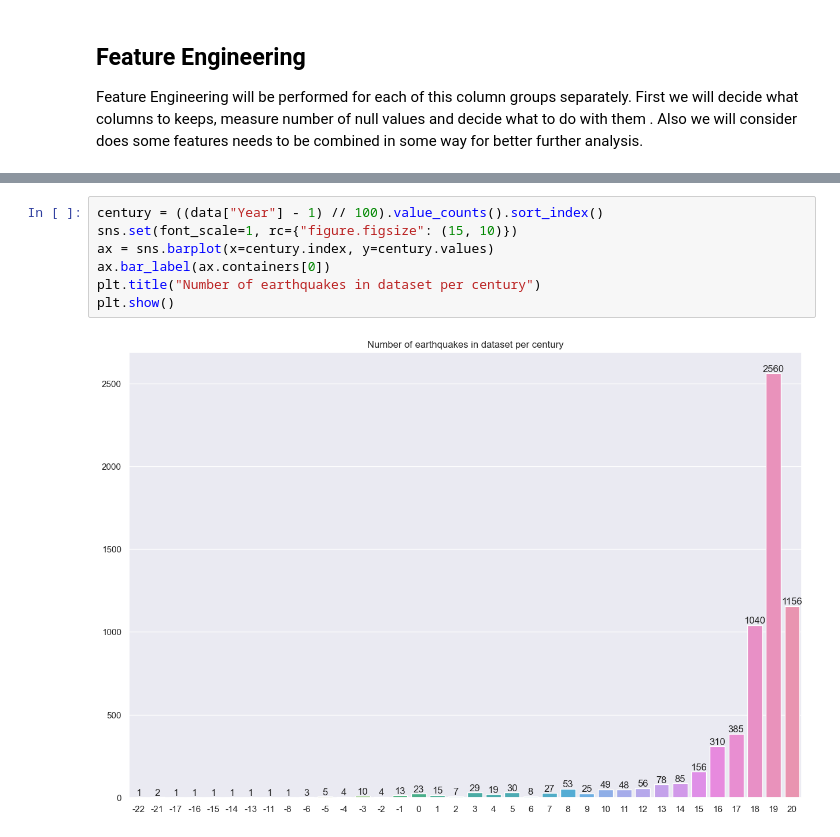
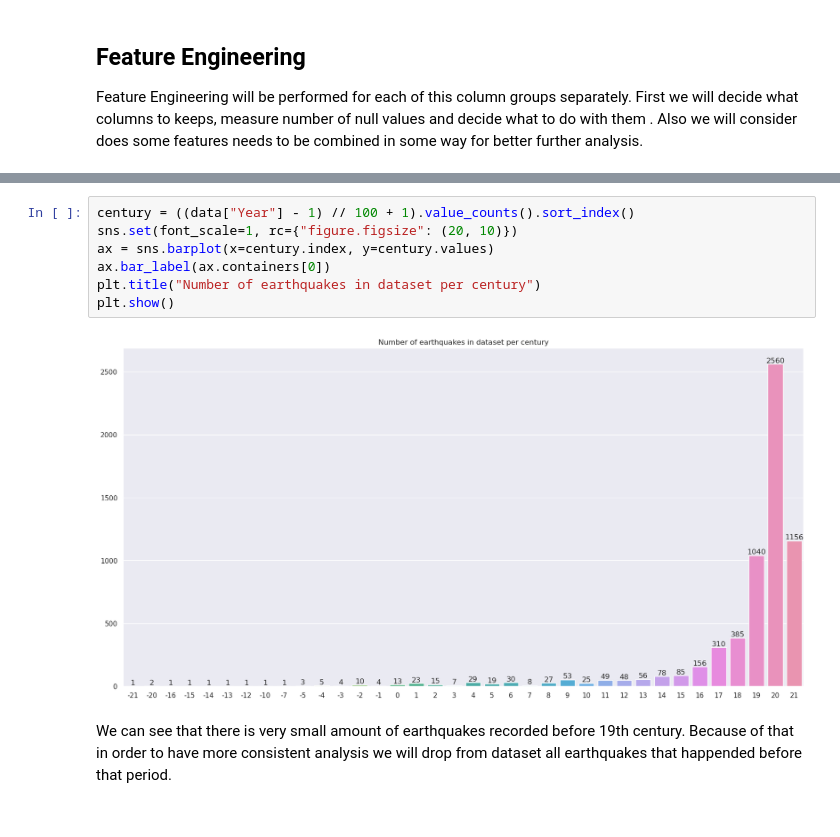
Before and after one commit to DejanGjer/Earthquakes-EDA, a Jupyter notebook: project.ipynb, the cells around one changed output, grey strips where cells are left out. Drawn from its saved outputs; the diff is of its cells as text.

```diff
--- a/project.ipynb
+++ b/project.ipynb
@@ -160,12 +160,14 @@ sns.histplot(data["Year"], kde=True)
 # %%
-century = ((data["Year"] - 1) // 100).value_counts().sort_index()
-sns.set(font_scale=1, rc={"figure.figsize": (15, 10)})
+century = ((data["Year"] - 1) // 100 + 1).value_counts().sort_index()
+sns.set(font_scale=1, rc={"figure.figsize": (20, 10)})
 ax = sns.barplot(x=century.index, y=century.values)
 ax.bar_label(ax.containers[0])
 plt.title("Number of earthquakes in dataset per century")
 plt.show()
 # %% [output]
-[figure, old version]
+[figure, new version]
+# %% [markdown]
+We can see that there is very small amount of earthquakes recorded before 19th century. Because of that in order to have more consistent analysis we will drop from dataset all earthquakes that happended before that period.
 # %%
 data = data[data["Year"] > 1800]
 decades = ((data["Year"] - 1) // 10).value_counts().sort_index()
```
Also changed, not shown: parts of 5 cells of this notebook, 2 other files.
